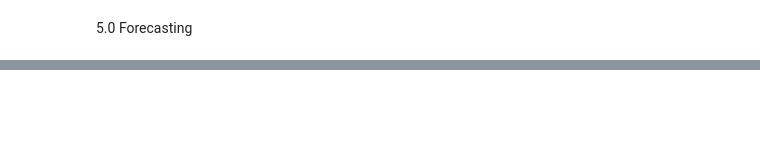
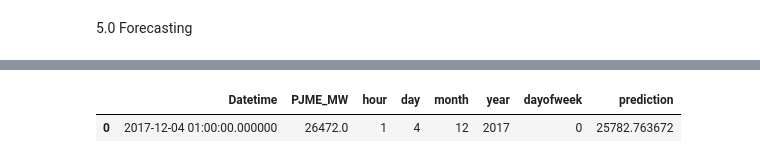
Before and after one commit to Code-nano/Forcasting_Energy_Consumption_Using_XGBoost, a Jupyter notebook: Forecast_energy_consumption.ipynb, the cells around one changed output, grey strips where cells are left out. Cells and saved outputs as stored; diff of their text form; code cells hidden in the pictures; blank space fills up the shorter version.

```diff
--- a/Forecast_energy_consumption.ipynb
+++ b/Forecast_energy_consumption.ipynb
@@ -165,2 +252,4 @@ y_test = test[TARGET]
 # %% [markdown]
 5.0 Forecasting
+# %%
+test['prediction'] = xg.predict(x_test)
@@ -166,0 +268,15 @@ y_test = test[TARGET]
+# %%
+query = '''
+SELECT *
+FROM test
+WHERE dayofweek = 0
+AND day <=7
+AND year = 2017
+AND month = 12
+'''
+
+a1 = ps.sqldf(query)
+a1.head(1)
+# %% [output]
+|  | Datetime | PJME_MW | hour | day | month | year | dayofweek | prediction |
+| 0 | 2017-12-04 01:00:00.000000 | 26472.0 | 1 | 4 | 12 | 2017 | 0 | 25782.763672 |
```
Also changed, not shown: parts of 30 cells of this notebook.
